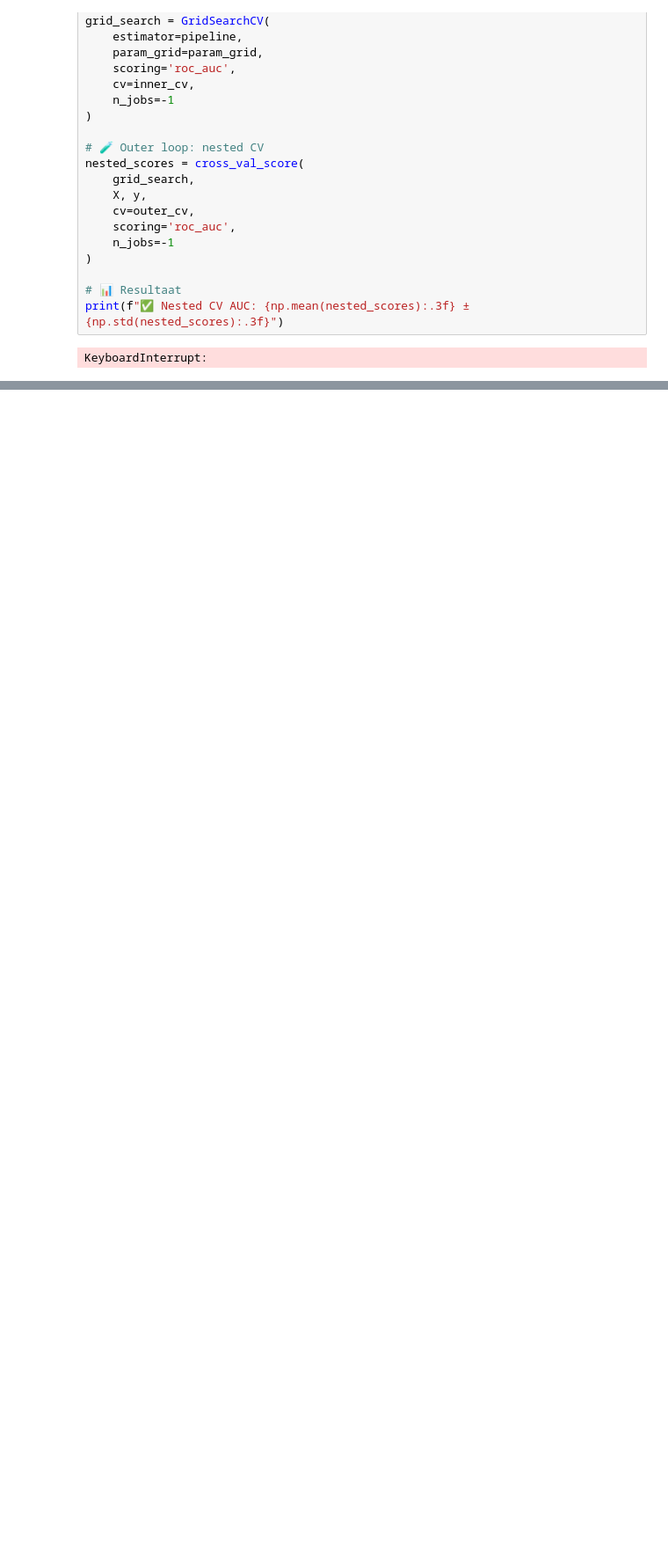
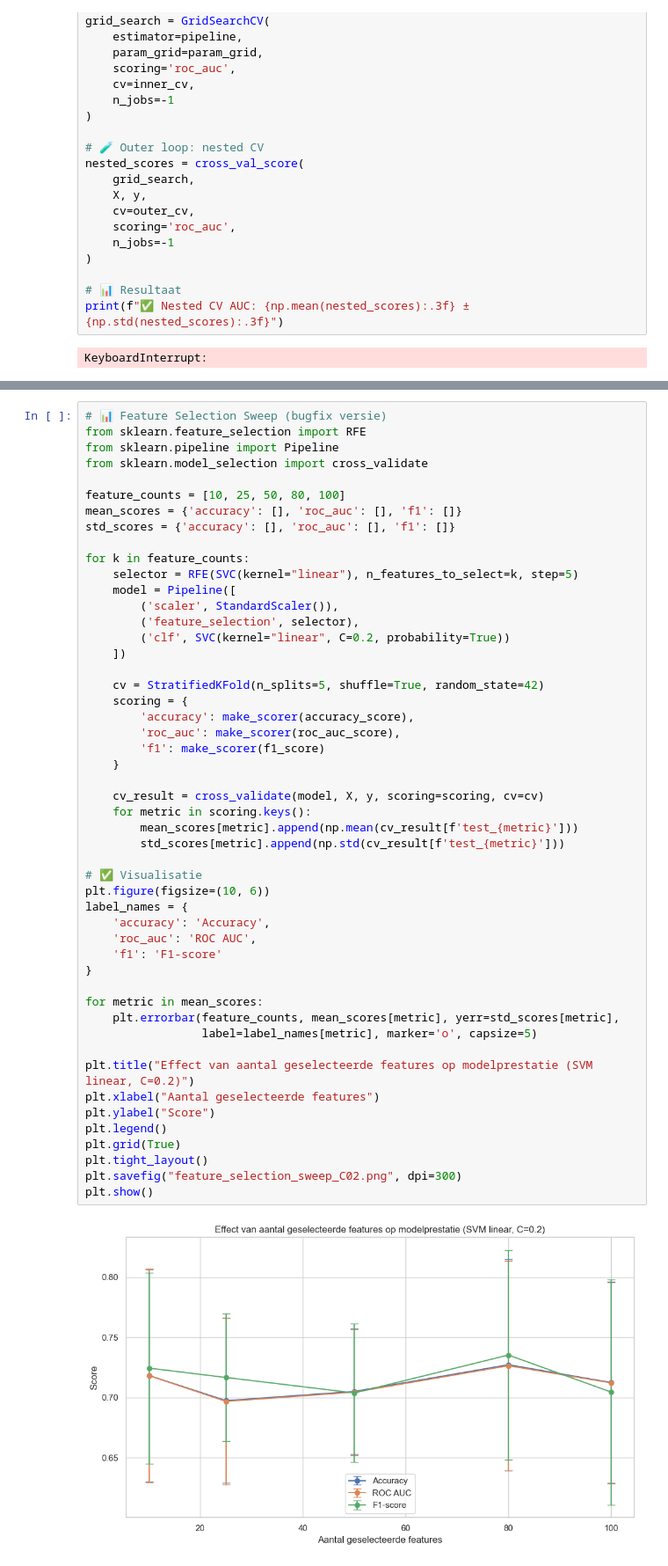
Before and after one commit to Lucaskust/TM10007_ML_Project_gr18, a Jupyter notebook: SVM.ipynb, the cells around one changed output, grey strips where cells are left out. Shown at 88% size. Drawn from its saved outputs; the diff is of its cells as text; blank space fills up the shorter version.

```diff
--- a/SVM.ipynb
+++ b/SVM.ipynb
@@ -715,0 +709,52 @@ Mean F1: 0.744 ± 0.072
+# %%
+# 📊 Feature Selection Sweep (bugfix versie)
+from sklearn.feature_selection import RFE
+from sklearn.pipeline import Pipeline
+from sklearn.model_selection import cross_validate
+
+feature_counts = [10, 25, 50, 80, 100]
+mean_scores = {'accuracy': [], 'roc_auc': [], 'f1': []}
+std_scores = {'accuracy': [], 'roc_auc': [], 'f1': []}
+
+for k in feature_counts:
+    selector = RFE(SVC(kernel="linear"), n_features_to_select=k, step=5)
+    model = Pipeline([
+        ('scaler', StandardScaler()),
+        ('feature_selection', selector),
+        ('clf', SVC(kernel="linear", C=0.2, probability=True))
+    ])
+
+    cv = StratifiedKFold(n_splits=5, shuffle=True, random_state=42)
+    scoring = {
+        'accuracy': make_scorer(accuracy_score),
+        'roc_auc': make_scorer(roc_auc_score),
+        'f1': make_scorer(f1_score)
+    }
+
+    cv_result = cross_validate(model, X, y, scoring=scoring, cv=cv)
+    for metric in scoring.keys():
+        mean_scores[metric].append(np.mean(cv_result[f'test_{metric}']))
+        std_scores[metric].append(np.std(cv_result[f'test_{metric}']))
+
+# ✅ Visualisatie
+plt.figure(figsize=(10, 6))
+label_names = {
+    'accuracy': 'Accuracy',
+    'roc_auc': 'ROC AUC',
+    'f1': 'F1-score'
+}
+
+for metric in mean_scores:
+    plt.errorbar(feature_counts, mean_scores[metric], yerr=std_scores[metric],
+                 label=label_names[metric], marker='o', capsize=5)
+
+plt.title("Effect van aantal geselecteerde features op modelprestatie (SVM linear, C=0.2)")
+plt.xlabel("Aantal geselecteerde features")
+plt.ylabel("Score")
+plt.legend()
+plt.grid(True)
+plt.tight_layout()
+plt.savefig("feature_selection_sweep_C02.png", dpi=300)
+plt.show()
+# %% [output]
+[figure, added]
```
Also changed, not shown: parts of 3 cells of this notebook.
